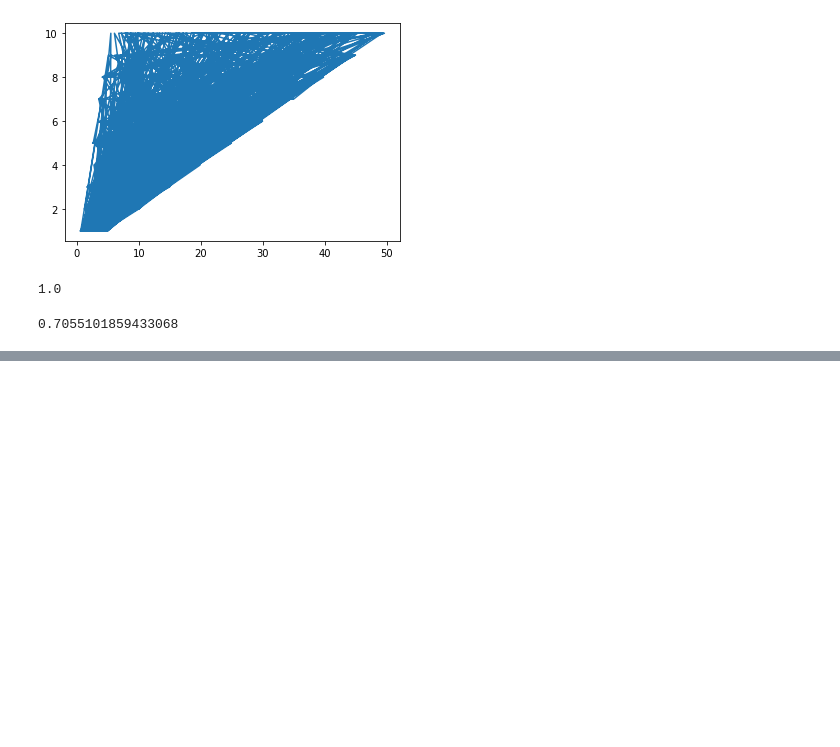
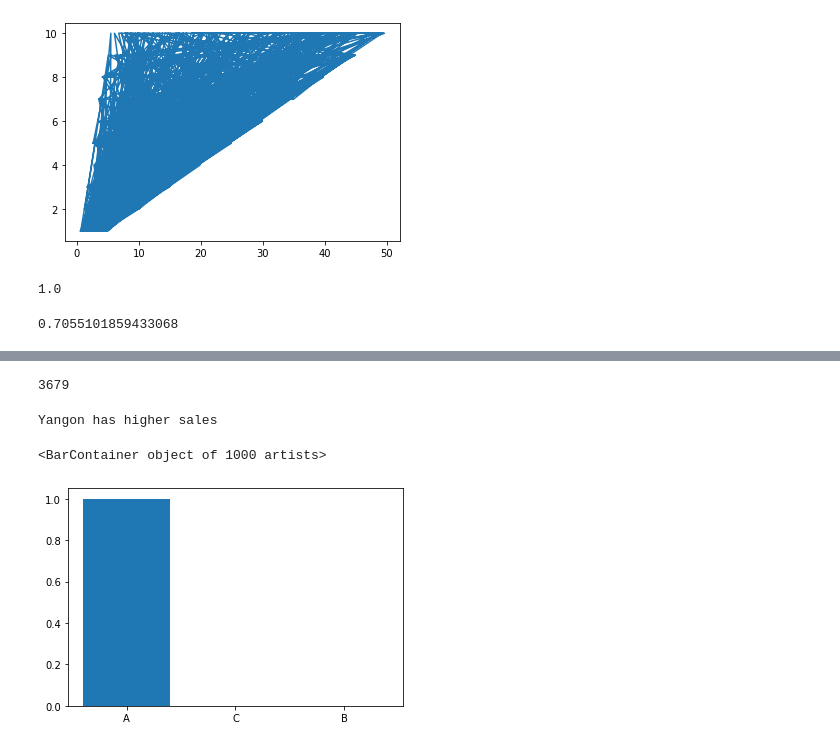
Before and after one commit to midhun2035/Introduction-to-Python, a Jupyter notebook: p04.ipynb, the cells around one changed output, grey strips where cells are left out. Cells and saved outputs as stored; diff of their text form; code cells hidden in the pictures; blank space fills up the shorter version.

```diff
--- a/p04.ipynb
+++ b/p04.ipynb
@@ -187,0 +201,18 @@ df['Tax'].corr(df['Quantity'])
+# %%
+df.Quantity.loc[(df["City"]=='Yangon') | (df['City']=='Mandalay')].sum()
+# %% [output]
+3679
+# %%
+#12
+
+if((df.cogs.loc[df['City']=='Yangon'].sum()) > (df.cogs.loc[df['City']=='Mandalay'].sum())):
+  print('Yangon has higher sales')
+else:
+  print('Mandalay has higher sales')
+# %% [output]
+Yangon has higher sales
+# %%
+plt.bar(df['Branch'],df['City']=='Yangon')
+# %% [output]
+<BarContainer object of 1000 artists>
+[figure, added]
```
Also changed, not shown: parts of 2 cells of this notebook.
